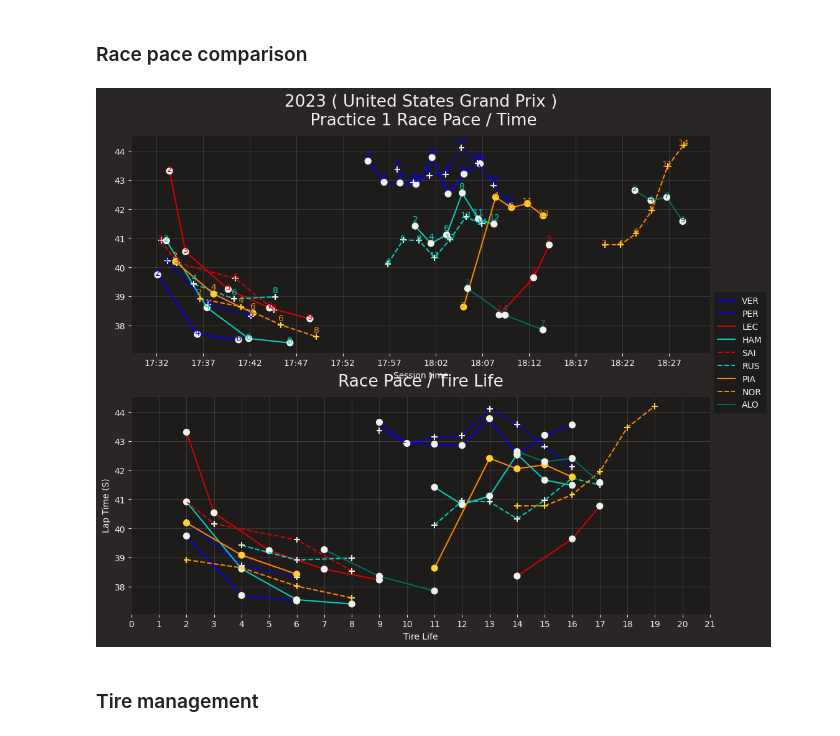
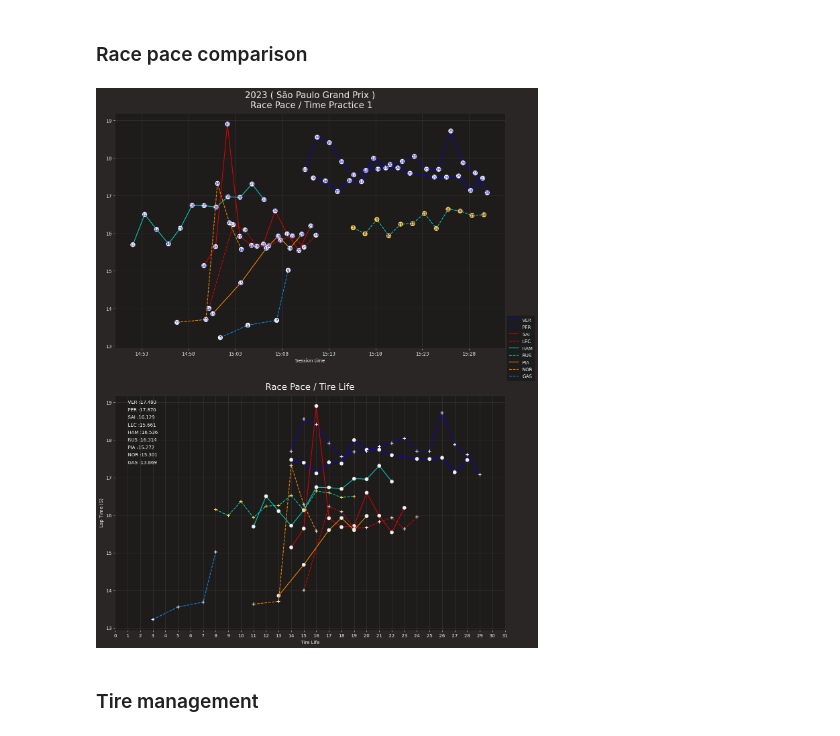
Before and after one commit to RACIM01/F1_Data_Analysing_RCM, a Jupyter notebook: Practice.ipynb, the cells around one changed output. Saved outputs shown, nothing was run; the diff lists cells and outputs as text; code cells hidden in the pictures.

```diff
--- a/Practice.ipynb
+++ b/Practice.ipynb
@@ -18,6 +28,6 @@ from scipy import stats
 # %%
 ses = 1
-race = 18
+race = 20
 # %%
 session = fastf1.get_session(2023,race,ses)
 session.load()
@@ -189,7 +164,7 @@ array(['1', '16', '44', '11', '20', '63', '23', '55', '27', '10', '2',
 # %%
-if((practice_results["DriverNumber"].values!= results["DriverNumber"].values).any()):
+if((practice_results["DriverNumber"].values.tolist()!= results["DriverNumber"].values.tolist())):
+    print('No same drivers')
     results = pd.merge(practice_results["DriverNumber"], results, on='DriverNumber')
-    print(results["DriverNumber"].values)
     # drivers list
     drivers = results["DriverNumber"].values
 
@@ -405,24 +414,27 @@ plt.show()
 # %% [markdown]
 ### Fastest Lap Average Speed
 # %%
+team_list = []
 driver_list = []
 DriverAB_list = []
 avg_speed_list = []
 color_list = []
 
 for i in drivers:
-    if laps.pick_driver(i).empty:
+    if (laps.pick_driver(i).empty or laps.pick_driver(i)["LapTime"].isna().all()):
         print("The DataFrame is empty")
     else:
         max_speed = laps.pick_driver(i).pick_fastest().get_car_data()
         avg_Speed = round(max_speed["Speed"].mean())
 
+        team_list.append(session.get_driver(i)["TeamName"])
         driver_list.append(i)
         DriverAB_list.append(session.get_driver(i)[["Abbreviation"]].values[0])
         avg_speed_list.append(avg_Speed)
         color_list.append(fastf1.plotting.team_color(session.get_driver(i)["TeamName"]))
 
 df_avg_speed = pd.DataFrame({
+    'TeamName': team_list,
     'DriverNumber': driver_list,
     'Driver': DriverAB_list,
     'AvgSpeed': avg_speed_list,
@@ -431,12 +443,12 @@ df_avg_speed = pd.DataFrame({
 
 
 df_avg_speed = df_avg_speed.sort_values(by='AvgSpeed', ascending=False)
-
+df_avg_speed = df_avg_speed.loc[df_avg_speed["AvgSpeed"]>df_avg_speed["AvgSpeed"].mean()-30]
 
 # ploting the average speed
 
 
-plt.figure(figsize=(15, 7))
+plt.figure(figsize=(10, 7))
 x = df_avg_speed["Driver"].reset_index(drop=True)
 y = df_avg_speed["AvgSpeed"].reset_index(drop=True)
 
@@ -446,7 +458,7 @@ plt.bar(x, y,color = df_avg_speed["Color"])
 # Add labels and title
 plt.xlabel('Drivers')
 plt.ylabel('average Speed (Km/h)')
-plt.title('2023 ( '+session.event["EventName"]+' ) \n Average Speed in Practice '+str(ses))
+plt.title('2023 ( '+race_name+' ) \n Average Speed '+session_name)
 plt.yticks(range(0, 250, 1))
 plt.ylim(y.min()-2, y.max()+3)
 # Add text annotations on top of bars
@@ -455,7 +467,7 @@ for i in range(len(x)):
 
 plt.grid(axis='y', alpha=0.2)
 
-plt.savefig('C:/Users/GTR/Pictures/Graphes/Practice/avg_Speed_'+session.event["Session"+str(ses)]+'.png', dpi=200, bbox_inches='tight')
+plt.savefig('C:/Users/GTR/Pictures/Graphes/Practice/2023 '+race_name+'/2023_'+race_name+'_'+session_name+'_Avg_speed.png', dpi=200, bbox_inches='tight')
 
 # Display the plot
 plt.show()
@@ -499,83 +602,84 @@ styled_df
 # %% [markdown]
 ### Race pace comparison
 # %%
-fig, ax = plt.subplots(2,1,figsize=(12, 10))
+add_time = 20
+max_lap_time = 19
+color_picked = []
+top_drivers = ['1','11','55','16','44','63','81','4','31','10']
 
-color_picked = []
-z = 0.08
 laps_session = session.laps.pick_wo_box()
 laps_session = laps_session[["DriverNumber","Driver","LapNumber","LapStartDate","Compound","LapTime","TyreLife","Stint"]]
 laps_session["LapTimeS"] = laps_session["LapTime"].dt.total_seconds()
 laps_session["LapStartDate"] = pd.to_datetime(laps_session["LapStartDate"])
 laps_session["LapStartDateM"] = laps_session["LapStartDate"].dt.strftime('%H:%M')
+laps_session["LapTimeS"] = laps_session["LapTimeS"] - 60
+laps_session = laps_session.loc[(laps_session["LapTimeS"] >= 0)&(laps_session["LapTimeS"] <= max_lap_time)]
 laps_session = pd.merge(laps_session, compoundcolor, on='Compound')
 session_time = laps_session["LapStartDate"].values[0]
-new_session_time = session_time + pd.Timedelta(minutes=0)
-top_drivers = ['1','11','16','44','55','63','81','4','14']
+new_session_time = session_time + pd.Timedelta(minutes=add_time)
+height=max_lap_time
+
+fig, ax = plt.subplots(2,1,figsize=(15, 20))
+
 for i in top_drivers:
     lap_ordred = laps_session.loc[(laps_session["DriverNumber"] == i)&(laps_session["LapStartDate"] >= new_session_time)].sort_values(by='LapStartDateM', ascending=True)
-    # lap_ordred = laps_session.loc[laps_session["DriverNumber"] == i].sort_values(by='LapStartDateM', ascending=True)
-    # lap_ordred = lap_ordred.loc[lap_ordred["Compound"] == "SOFT"]
-    lap_ordred["LapTimeS"] = lap_ordred["LapTimeS"] - 60
-    lap_ordred = lap_ordred.loc[lap_ordred["LapTimeS"] <= 46]
-
     driver_name = session.get_driver(i)["Abbreviation"]
     team_color =  fastf1.plotting.team_color(session.get_driver(i)["TeamName"])
     for j in lap_ordred["Stint"].unique():
-        if len(lap_ordred.loc[lap_ordred["Stint"] == j]) >2:
+        if len(lap_ordred.loc[lap_ordred["Stint"] == j]) >3:
             x = lap_ordred.loc[lap_ordred["Stint"] == j,"LapStartDate"]
             x1 = lap_ordred.loc[lap_ordred["Stint"] == j,"TyreLife"]
             y = lap_ordred.loc[lap_ordred["Stint"] == j,"LapTimeS"]
             marker_color = lap_ordred.loc[lap_ordred["Stint"] == j,"CompoundColor"]
-            z = z*-1
+
 
             if team_color in color_picked:
                 ax[0].plot(x, y, color=team_color, label=driver_name, linestyle='--')
-                ax[0].scatter(x, y, color=marker_color, marker='+', s=50, zorder=2)
+                ax[0].scatter(x, y, color=marker_color, marker='o', s=90, zorder=2)
                 ax[1].plot(x1, y, color=team_color, label=driver_name, linestyle='--')
                 ax[1].scatter(x1, y, color=marker_color, marker='+', s=50, zorder=2)
                 # Add numeric values above each marker
-                for xi, yi, label in zip(x, y+z, lap_ordred["TyreLife"]):
-                    ax[0].text(xi, yi, str(int(label)), ha='center', va='bottom', color=team_color)
+                for xi, yi, label in zip(x, y, lap_ordred["TyreLife"]):
+                    ax[0].text(xi, yi, str(int(label)), ha='center', va='center', color="Blue", fontsize=8)
             else:
                 ax[0].plot(x, y, color=team_color, label=driver_name)
-                ax[0].scatter(x, y, color=marker_color, marker='o', s=50, zorder=2)
+                ax[0].scatter(x, y, color=marker_color, marker='o', s=90, zorder=2)
                 ax[1].plot(x1, y, color=team_color, label=driver_name)
                 ax[1].scatter(x1, y, color=marker_color, marker='o', s=50, zorder=2)
                 # Add numeric values above each marker
-                for xi, yi, label in zip(x, y+z, lap_ordred["TyreLife"]):
-                    ax[0].text(xi, yi, str(int(label)), ha='center', va='bottom', color=team_color)
+                for xi, yi, label in zip(x, y, lap_ordred["TyreLife"]):
+                    ax[0].text(xi, yi, str(int(label)), ha='center', va='center', color="Blue", fontsize=8)
+
+            ax[1].text(1,height,driver_name+" :"+"{:.3f}".format(y.mean()), ha='left', va='center', color="white", fontsize=10)
+            height -= 0.2
             driver_name = ""
     color_picked.append(team_color)
+
+
 # Set the x-axis formatter
 ax[0].xaxis.set_major_formatter(mdates.DateFormatter("%H:%M"))
 # Set the x-axis locator
 locator = mdates.MinuteLocator(interval=5)
 ax[0].xaxis.set_major_locator(locator)
 
 # Customize the plot
-ax[0].set_title('2023 ( '+session.event["EventName"]+' )\n Practice '+str(ses)+' Race Pace / Time')
+ax[0].set_title('2023 ( '+race_name+' )\n Race Pace / Time '+session_name)
 ax[1].set_title('Race Pace / Tire Life')
 ax[0].set_xlabel('Session time')
 ax[1].set_xlabel('Tire Life')
-ax[1].set_xticks(range(0, 22, 1))
+ax[1].set_xticks(range(0, 32, 1))
 plt.ylabel('Lap Time (S)')
-
-# plt.yticks(range(37,40, 1))
-# plt.ylim(37,40)
-
 
 ax[0].grid(True, alpha=0.2)
 ax[1].grid(True, alpha=0.2)
-
 
 # Add legend
 ax[0].legend(loc='center left', bbox_to_anchor=(1, 0))
 
 # Display the plot
 plt.show()
 # %% [output]
-[figure, old version]
+[figure, new version]
 # %% [markdown]
 ### Tire management
 # %%
```
Also changed, not shown: parts of 28 cells of this notebook, 4 other files.
